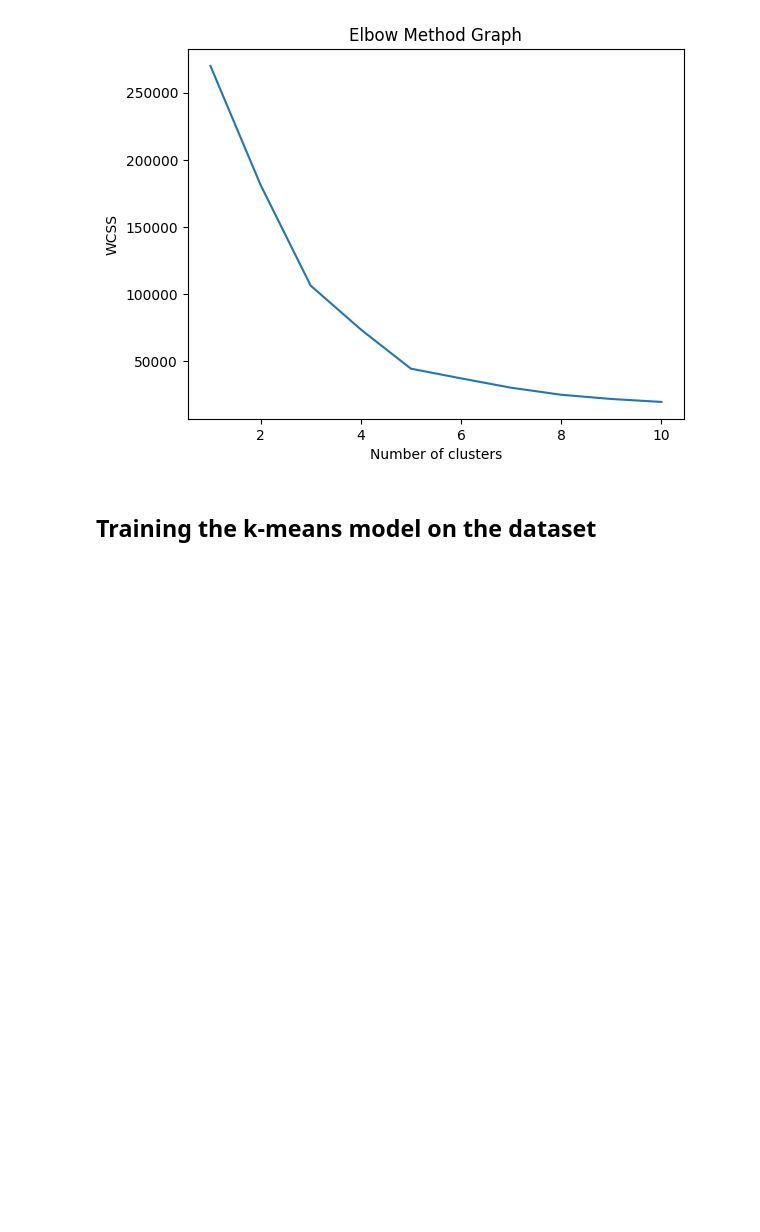
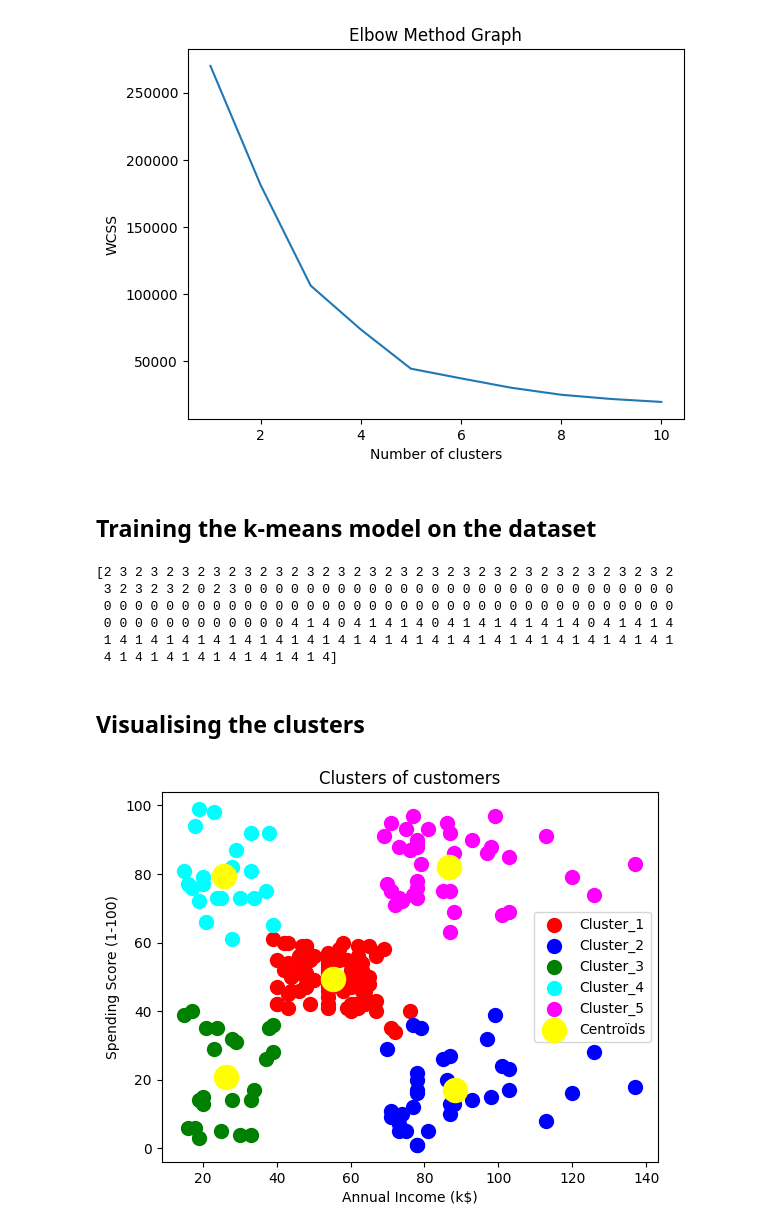
Before and after one commit to Yimashenka/K-Means_Clustering, a Jupyter notebook: k-means_clustering.ipynb, the cells around one changed output. Saved outputs shown, nothing was run; the diff lists cells and outputs as text; code cells hidden in the pictures; blank space fills up the shorter version.

Commit message:
Add visualisation

```diff
--- a/k-means_clustering.ipynb
+++ b/k-means_clustering.ipynb
@@ -44,3 +44,66 @@ kmeans = KMeans(
     random_state=42
 )
 y_kmeans = kmeans.fit_predict(X)
+# %%
+print(y_kmeans)
+# %% [output]
+[2 3 2 3 2 3 2 3 2 3 2 3 2 3 2 3 2 3 2 3 2 3 2 3 2 3 2 3 2 3 2 3 2 3 2 3 2
+ 3 2 3 2 3 2 0 2 3 0 0 0 0 0 0 0 0 0 0 0 0 0 0 0 0 0 0 0 0 0 0 0 0 0 0 0 0
+ 0 0 0 0 0 0 0 0 0 0 0 0 0 0 0 0 0 0 0 0 0 0 0 0 0 0 0 0 0 0 0 0 0 0 0 0 0
+ 0 0 0 0 0 0 0 0 0 0 0 0 4 1 4 0 4 1 4 1 4 0 4 1 4 1 4 1 4 1 4 0 4 1 4 1 4
+ 1 4 1 4 1 4 1 4 1 4 1 4 1 4 1 4 1 4 1 4 1 4 1 4 1 4 1 4 1 4 1 4 1 4 1 4 1
+ 4 1 4 1 4 1 4 1 4 1 4 1 4 1 4]
+# %% [markdown]
+## Visualising the clusters
+# %%
+plt.scatter(
+    X[y_kmeans == 0, 0],
+    X[y_kmeans == 0, 1],
+    s=100,
+    c='red',
+    label='Cluster_1'
+)
+plt.scatter(
+    X[y_kmeans == 1, 0],
+    X[y_kmeans == 1, 1],
+    s=100,
+    c='blue',
+    label='Cluster_2'
+)
+plt.scatter(
+    X[y_kmeans == 2, 0],
+    X[y_kmeans == 2, 1],
+    s=100,
+    c='green',
+    label='Cluster_3'
+)
+plt.scatter(
+    X[y_kmeans == 3, 0],
+    X[y_kmeans == 3, 1],
+    s=100,
+    c='cyan',
+    label='Cluster_4'
+)
+plt.scatter(
+    X[y_kmeans == 4, 0],
+    X[y_kmeans == 4, 1],
+    s=100,
+    c='magenta',
+    label='Cluster_5'
+)
+
+plt.scatter(
+    kmeans.cluster_centers_[:, 0],
+    kmeans.cluster_centers_[:, 1],
+    s=300,
+    c='yellow',
+    label='Centroïds'
+)
+
+plt.title('Clusters of customers')
+plt.xlabel('Annual Income (k$)')
+plt.ylabel('Spending Score (1-100)')
+plt.legend()
+plt.show()
+# %% [output]
+[figure, added]
```
